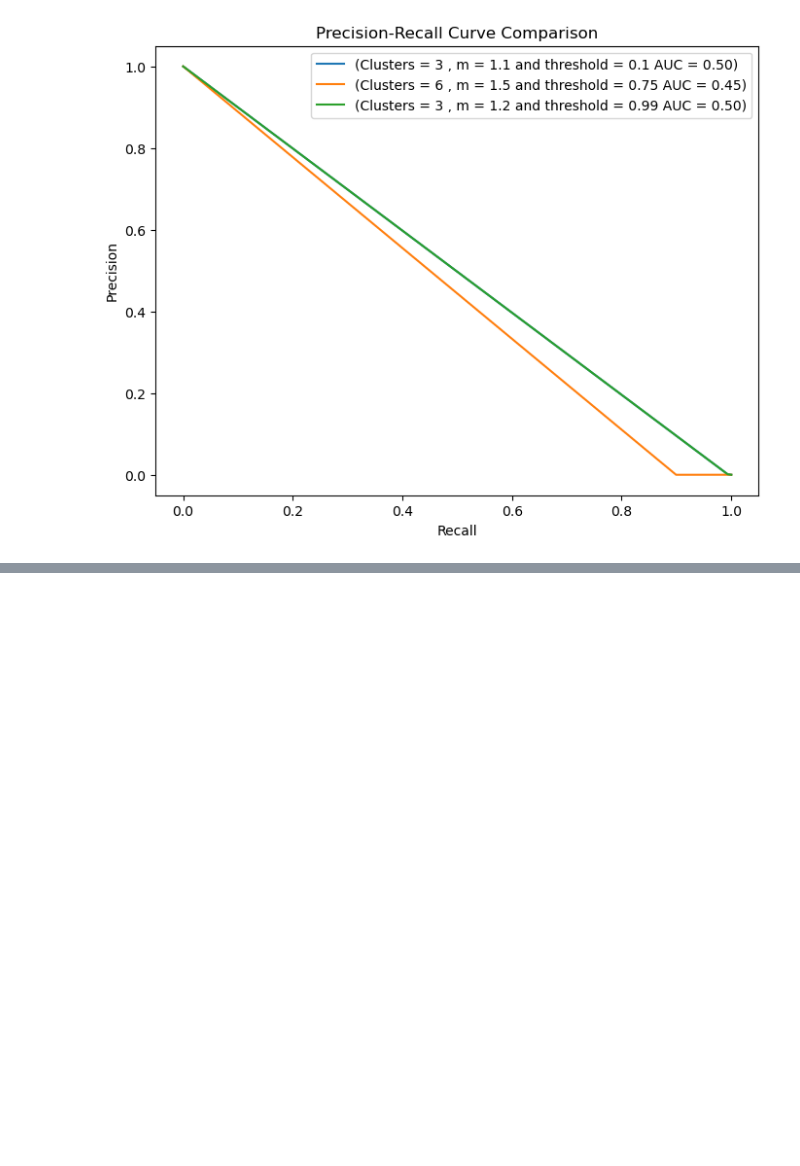
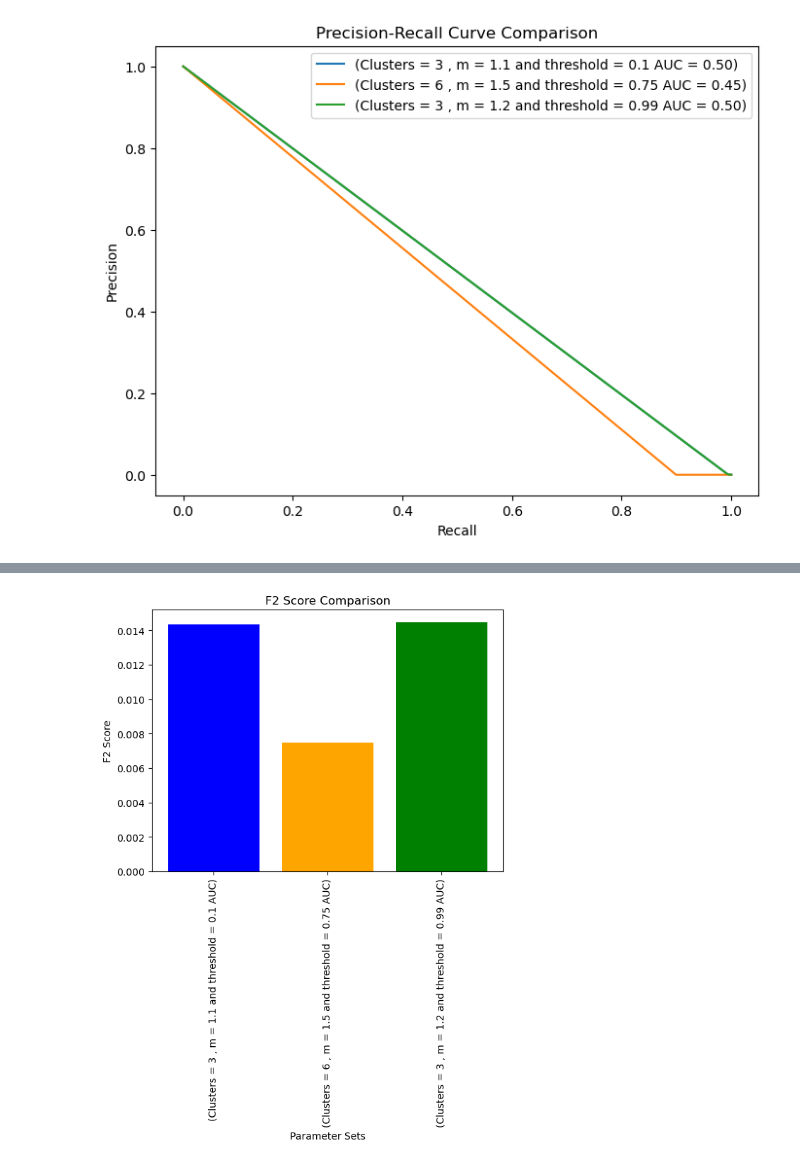
Before and after one commit to AnkitDogra-07/Research-CSE-V, a Jupyter notebook: Work/Notebooks for Data Cleaning/preprocessing.ipynb, the cells around one changed output, grey strips where cells are left out. Cells and saved outputs as stored; diff of their text form; code cells hidden in the pictures; blank space fills up the shorter version.

```diff
--- a/Work/Notebooks for Data Cleaning/preprocessing.ipynb
+++ b/Work/Notebooks for Data Cleaning/preprocessing.ipynb
@@ -974,0 +1009,21 @@ plt.show()
+# %%
+from sklearn.metrics import fbeta_score
+labels = ['(Clusters = 3 , m = 1.1 and threshold = 0.1 AUC)' ,'(Clusters = 6 , m = 1.5 and threshold = 0.75 AUC)', '(Clusters = 3 , m = 1.2 and threshold = 0.99 AUC)']
+# Calculate F2 scores for each set of parameters
+f2_score_1 = fbeta_score(y_test, binary_labels_test_fcm_1, beta=2)
+f2_score_2 = fbeta_score(y_test, binary_labels_test_fcm_2, beta=2)
+f2_score_3 = fbeta_score(y_test, binary_labels_test_fcm_3, beta=2)
+
+# Plot F2 scores
+# plt.plot(labels, [f2_score_1, f2_score_2, f2_score_3], color=['blue', 'orange', 'green'])
+bars = plt.bar(labels, [f2_score_1, f2_score_2, f2_score_3], color=['blue', 'orange', 'green'])
+plt.xlabel('Parameter Sets')
+plt.ylabel('F2 Score')
+plt.title('F2 Score Comparison')
+
+# Rotate x-axis labels by 45 degrees
+plt.xticks(rotation=90)
+
+plt.show()
+# %% [output]
+[figure, added]
```
Also changed, not shown: parts of 3 cells of this notebook.
